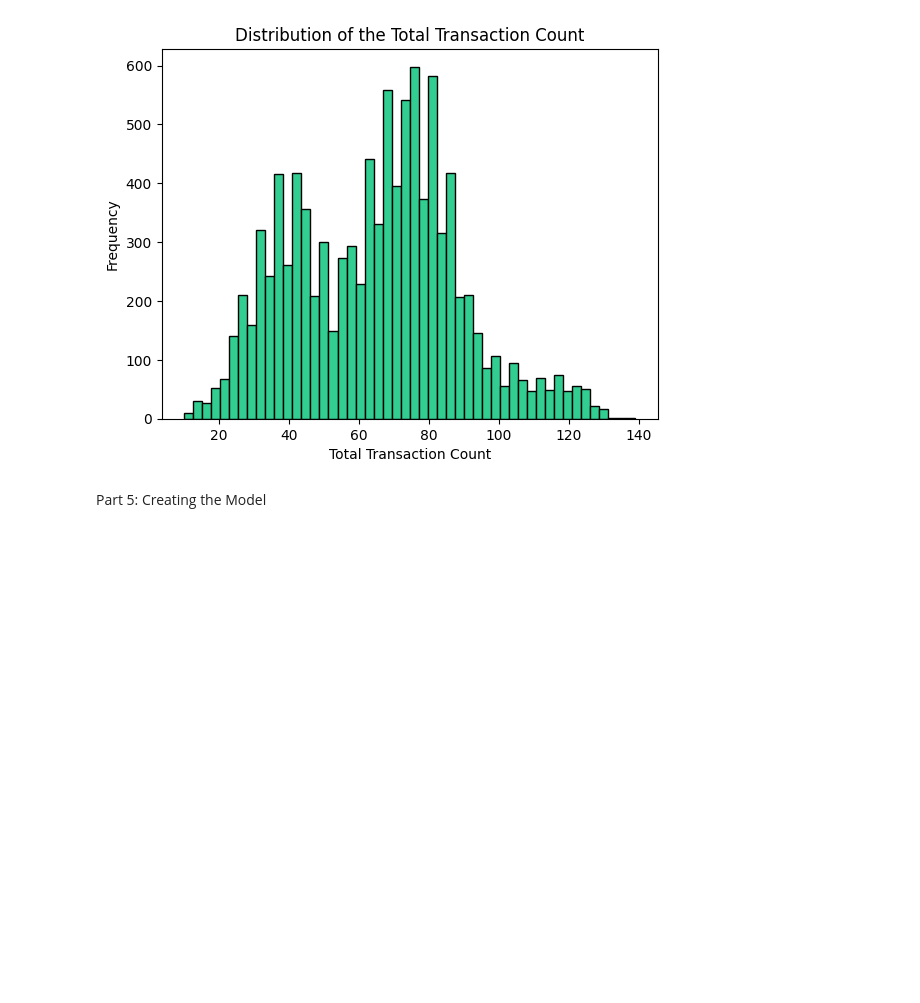
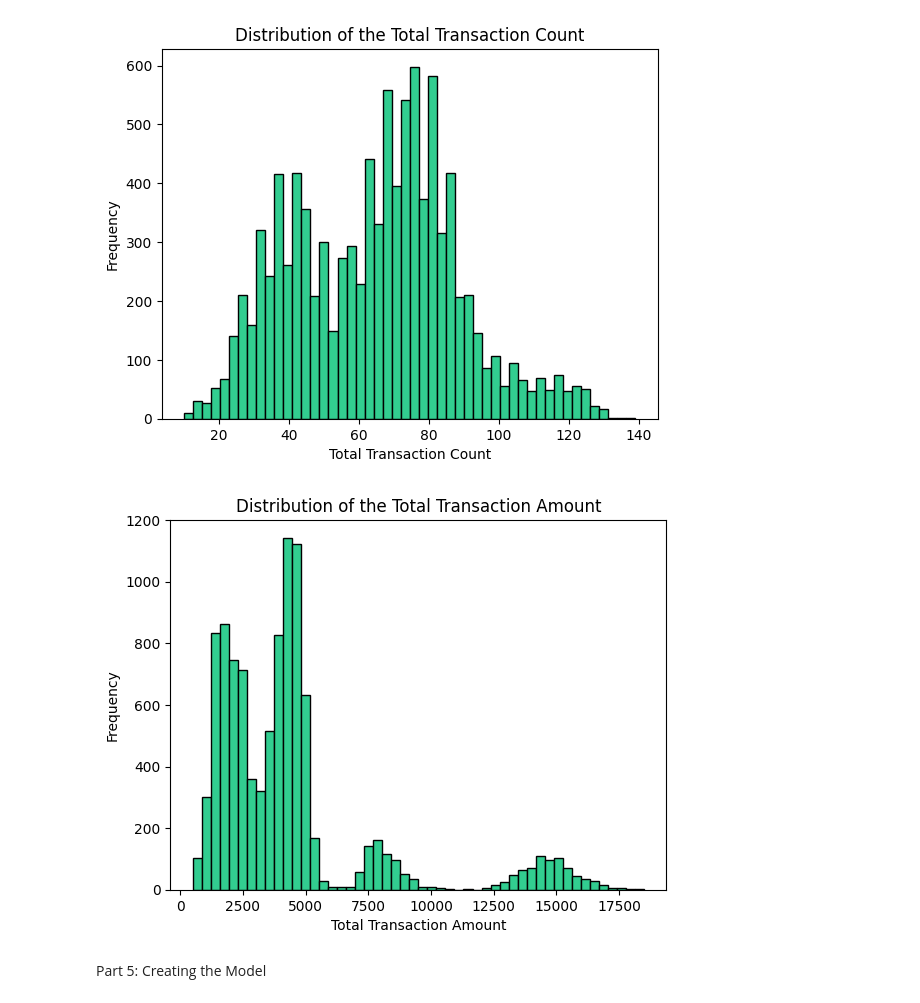
Before and after one commit to rolaabdelhadi/PSUT-Data-Analytics-Course--ML-Project--Credit-Card-Customers, a Jupyter notebook: PSUT_Data_Analytics_Course_ML_Project_Credit_Card_Customers.ipynb, the cells around one changed output. Drawn from its saved outputs; the diff is of its cells as text; code cells hidden in the pictures; blank space fills up the shorter version.

```diff
--- a/PSUT_Data_Analytics_Course_ML_Project_Credit_Card_Customers.ipynb
+++ b/PSUT_Data_Analytics_Course_ML_Project_Credit_Card_Customers.ipynb
@@ -914,19 +854,21 @@ plt.show()
 # %% [output]
 [figure]
 # %%
-# 4.6. Total_Trans_Ct
+# 4.6. Total_Trans_Amt
 
 # Distribution using Histogram
 
-plt.hist(cards_df['Total_Trans_Ct'], bins=50, color='#32CD90', edgecolor='black')
+plt.hist(cards_df['Total_Trans_Amt'], bins=50, color='#32CD90', edgecolor='black')
 
-plt.xlabel('Total Transaction Count')
+plt.xlabel('Total Transaction Amount')
 
 plt.ylabel('Frequency')
 
-plt.title('Distribution of the Total Transaction Count')
+plt.title('Distribution of the Total Transaction Amount')
 
 plt.show()
+# %% [output]
+[figure, added]
 # %% [markdown]
 Part 5: Creating the Model
 # %% [markdown]
```
Also changed, not shown: parts of 14 cells of this notebook.
